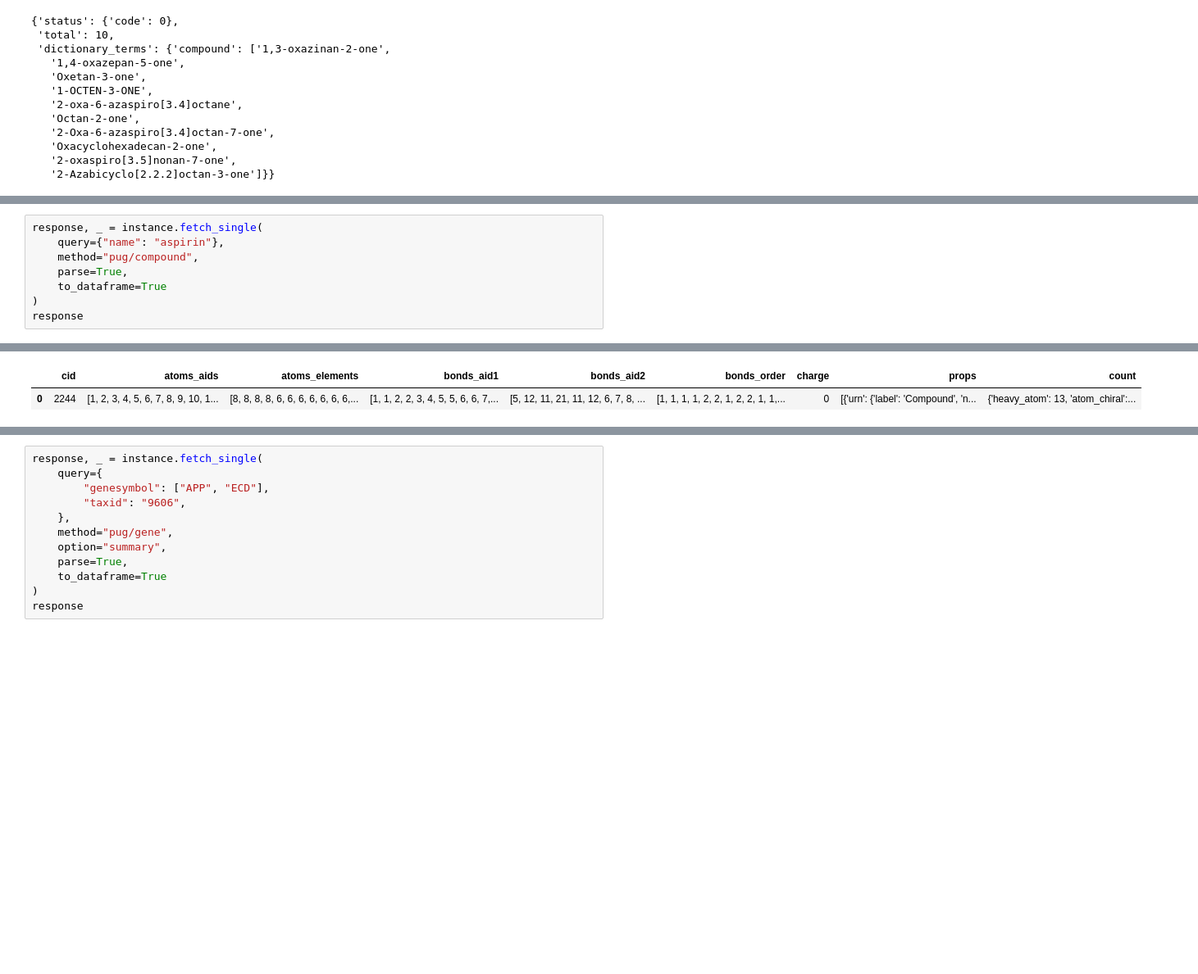
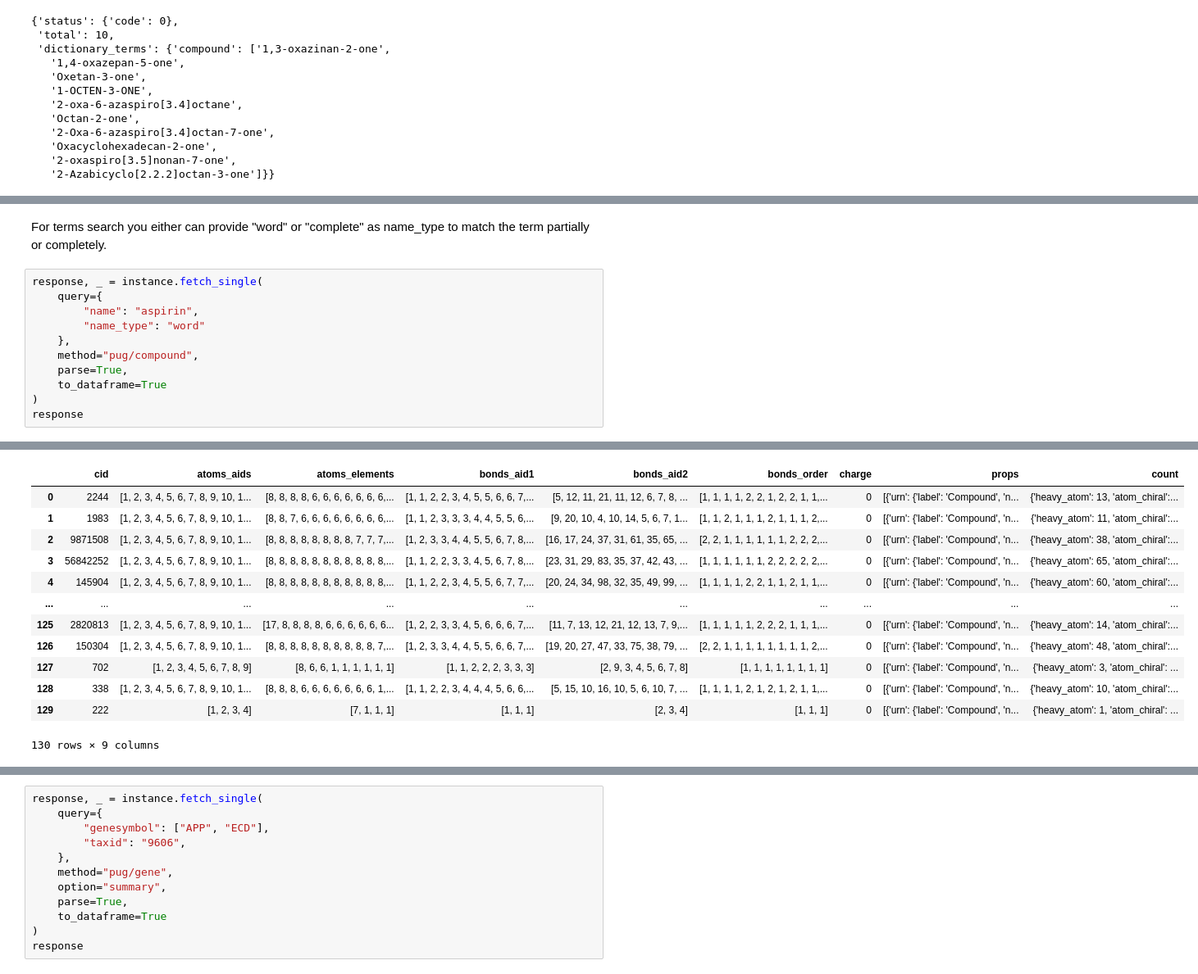
Before and after one commit to kren-ai-lab/silk-route, a Jupyter notebook: examples/API_usage_demo.ipynb, the cells around one changed output, grey strips where cells are left out. Shown at 82% size. Cells and saved outputs as stored; diff of their text form; blank space fills up the shorter version.

```diff
--- a/examples/API_usage_demo.ipynb
+++ b/examples/API_usage_demo.ipynb
@@ -1575,6 +1675,11 @@ response
+# %% [markdown]
+For terms search you either can provide "word" or "complete" as name_type to match the term partially or completely.
 # %%
 response, _ = instance.fetch_single(
-    query={"name": "aspirin"},
+    query={
+        "name": "aspirin",
+        "name_type": "word"
+    },
     method="pug/compound",
     parse=True,
     to_dataframe=True
@@ -1585,5 +1690,16 @@ response
 |  | cid | atoms_aids | atoms_elements | bonds_aid1 | bonds_aid2 | bonds_order | charge | props | count |
 | 0 | 2244 | [1, 2, 3, 4, 5, 6, 7, 8, 9, 10, 1... | [8, 8, 8, 8, 6, 6, 6, 6, 6, 6, 6,... | [1, 1, 2, 2, 3, 4, 5, 5, 6, 6, 7,... | [5, 12, 11, 21, 11, 12, 6, 7, 8, ... | [1, 1, 1, 1, 2, 2, 1, 2, 2, 1, 1,... | 0 | [{'urn': {'label': 'Compound', 'n... | {'heavy_atom': 13, 'atom_chiral':... |
+| 1 | 1983 | [1, 2, 3, 4, 5, 6, 7, 8, 9, 10, 1... | [8, 8, 7, 6, 6, 6, 6, 6, 6, 6, 6,... | [1, 1, 2, 3, 3, 3, 4, 4, 5, 5, 6,... | [9, 20, 10, 4, 10, 14, 5, 6, 7, 1... | [1, 1, 2, 1, 1, 1, 2, 1, 1, 1, 2,... | 0 | [{'urn': {'label': 'Compound', 'n... | {'heavy_atom': 11, 'atom_chiral':... |
+| 2 | 9871508 | [1, 2, 3, 4, 5, 6, 7, 8, 9, 10, 1... | [8, 8, 8, 8, 8, 8, 8, 8, 7, 7, 7,... | [1, 2, 3, 3, 4, 4, 5, 5, 6, 7, 8,... | [16, 17, 24, 37, 31, 61, 35, 65, ... | [2, 2, 1, 1, 1, 1, 1, 1, 2, 2, 2,... | 0 | [{'urn': {'label': 'Compound', 'n... | {'heavy_atom': 38, 'atom_chiral':... |
+| 3 | 56842252 | [1, 2, 3, 4, 5, 6, 7, 8, 9, 10, 1... | [8, 8, 8, 8, 8, 8, 8, 8, 8, 8, 8,... | [1, 1, 2, 2, 3, 3, 4, 5, 6, 7, 8,... | [23, 31, 29, 83, 35, 37, 42, 43, ... | [1, 1, 1, 1, 1, 1, 2, 2, 2, 2, 2,... | 0 | [{'urn': {'label': 'Compound', 'n... | {'heavy_atom': 65, 'atom_chiral':... |
+| 4 | 145904 | [1, 2, 3, 4, 5, 6, 7, 8, 9, 10, 1... | [8, 8, 8, 8, 8, 8, 8, 8, 8, 8, 8,... | [1, 1, 2, 2, 3, 4, 5, 5, 6, 7, 7,... | [20, 24, 34, 98, 32, 35, 49, 99, ... | [1, 1, 1, 1, 2, 2, 1, 1, 2, 1, 1,... | 0 | [{'urn': {'label': 'Compound', 'n... | {'heavy_atom': 60, 'atom_chiral':... |
+| ... | ... | ... | ... | ... | ... | ... | ... | ... | ... |
+| 125 | 2820813 | [1, 2, 3, 4, 5, 6, 7, 8, 9, 10, 1... | [17, 8, 8, 8, 8, 6, 6, 6, 6, 6, 6... | [1, 2, 2, 3, 3, 4, 5, 6, 6, 6, 7,... | [11, 7, 13, 12, 21, 12, 13, 7, 9,... | [1, 1, 1, 1, 1, 2, 2, 2, 1, 1, 1,... | 0 | [{'urn': {'label': 'Compound', 'n... | {'heavy_atom': 14, 'atom_chiral':... |
+| 126 | 150304 | [1, 2, 3, 4, 5, 6, 7, 8, 9, 10, 1... | [8, 8, 8, 8, 8, 8, 8, 8, 8, 8, 7,... | [1, 2, 3, 3, 4, 4, 5, 5, 6, 6, 7,... | [19, 20, 27, 47, 33, 75, 38, 79, ... | [2, 2, 1, 1, 1, 1, 1, 1, 1, 1, 2,... | 0 | [{'urn': {'label': 'Compound', 'n... | {'heavy_atom': 48, 'atom_chiral':... |
+| 127 | 702 | [1, 2, 3, 4, 5, 6, 7, 8, 9] | [8, 6, 6, 1, 1, 1, 1, 1, 1] | [1, 1, 2, 2, 2, 3, 3, 3] | [2, 9, 3, 4, 5, 6, 7, 8] | [1, 1, 1, 1, 1, 1, 1, 1] | 0 | [{'urn': {'label': 'Compound', 'n... | {'heavy_atom': 3, 'atom_chiral': ... |
+| 128 | 338 | [1, 2, 3, 4, 5, 6, 7, 8, 9, 10, 1... | [8, 8, 8, 6, 6, 6, 6, 6, 6, 6, 1,... | [1, 1, 2, 2, 3, 4, 4, 4, 5, 6, 6,... | [5, 15, 10, 16, 10, 5, 6, 10, 7, ... | [1, 1, 1, 1, 2, 1, 2, 1, 2, 1, 1,... | 0 | [{'urn': {'label': 'Compound', 'n... | {'heavy_atom': 10, 'atom_chiral':... |
+| 129 | 222 | [1, 2, 3, 4] | [7, 1, 1, 1] | [1, 1, 1] | [2, 3, 4] | [1, 1, 1] | 0 | [{'urn': {'label': 'Compound', 'n... | {'heavy_atom': 1, 'atom_chiral': ... |
+130 rows × 9 columns
 # %%
 response, _ = instance.fetch_single(
     query={"name": "N-(4-hydroxyphenyl)acetamide"},
```
Also changed, not shown: parts of 14 cells of this notebook, 17 other files.
